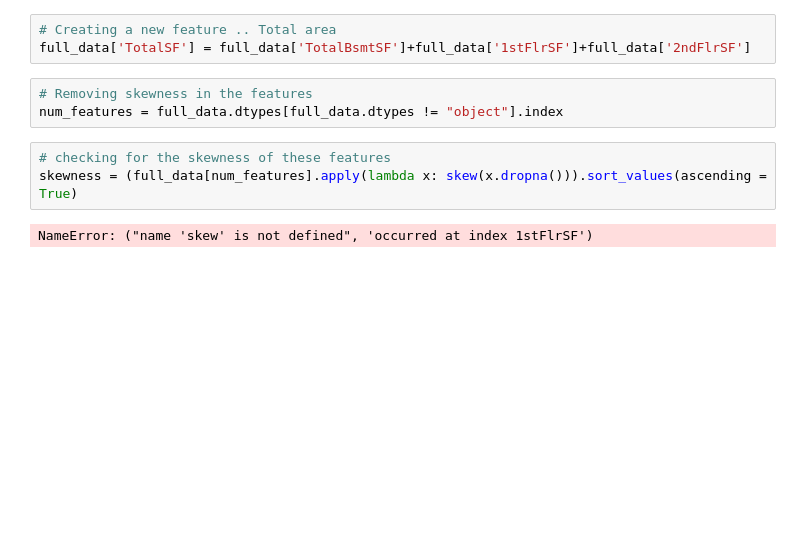
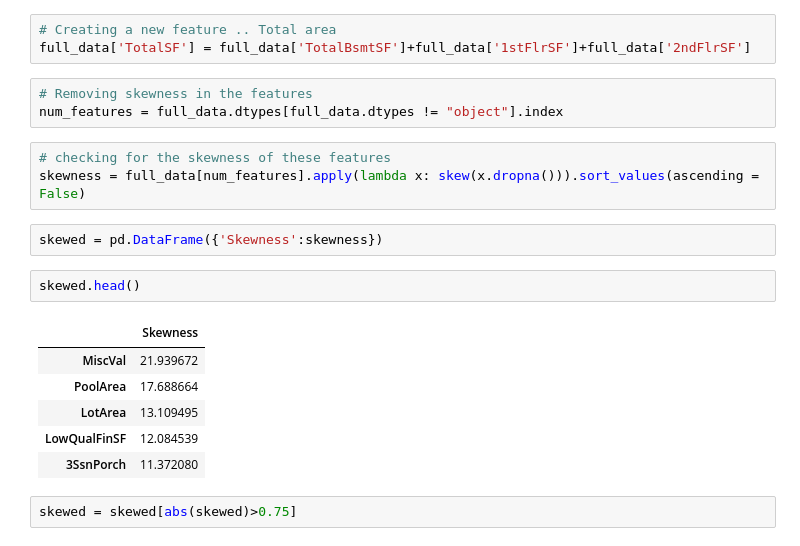
Before and after one commit to Reynolddoss/Stacked_Regression, a Jupyter notebook: Staced_Reg_analysis.ipynb, the cells around one changed output. Cells and saved outputs as stored; diff of their text form; blank space fills up the shorter version.

```diff
--- a/Staced_Reg_analysis.ipynb
+++ b/Staced_Reg_analysis.ipynb
@@ -252,6 +256,17 @@ full_data['TotalSF'] = full_data['TotalBsmtSF']+full_data['1stFlrSF']+full_data[
 num_features = full_data.dtypes[full_data.dtypes != "object"].index
 # %%
 # checking for the skewness of these features
-skewness = (full_data[num_features].apply(lambda x: skew(x.dropna())).sort_values(ascending = True)
+skewness = full_data[num_features].apply(lambda x: skew(x.dropna())).sort_values(ascending = False)
-# %% [output]
-NameError: ("name 'skew' is not defined", 'occurred at index 1stFlrSF')
+# %%
+skewed = pd.DataFrame({'Skewness':skewness})
+# %%
+skewed.head()
+# %% [output]
+|  | Skewness |
+| MiscVal | 21.939672 |
+| PoolArea | 17.688664 |
+| LotArea | 13.109495 |
+| LowQualFinSF | 12.084539 |
+| 3SsnPorch | 11.372080 |
+# %%
+skewed = skewed[abs(skewed)>0.75]
```
Also changed, not shown: parts of 6 cells of this notebook.
